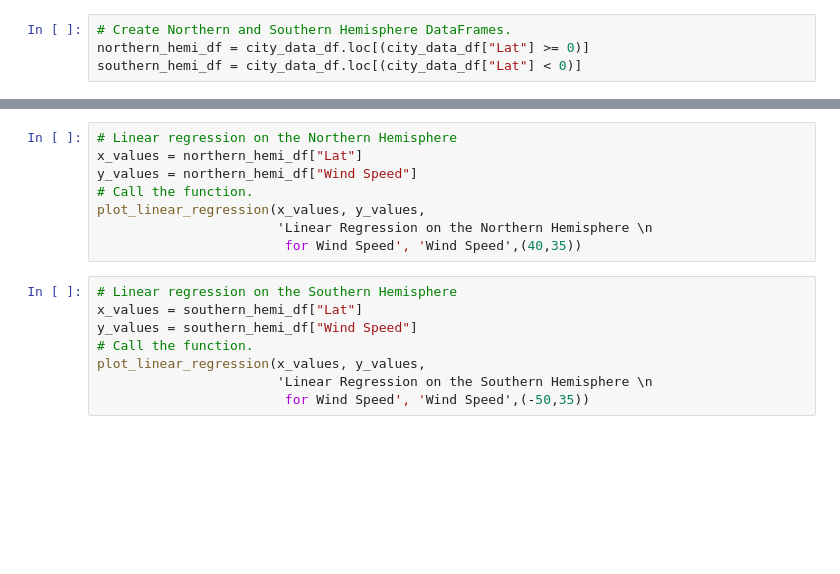
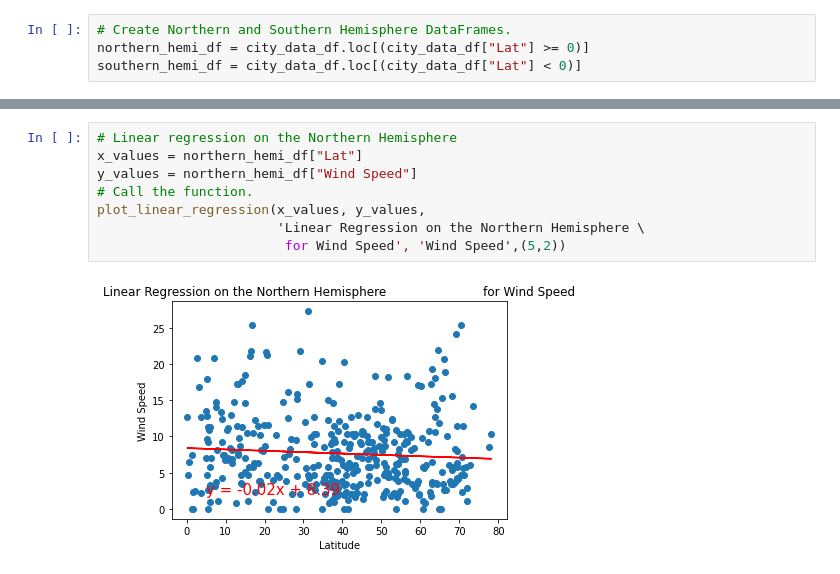
Before and after one commit to stovepipe/World_Weather_Analysis, a Jupyter notebook: WeatherPy.ipynb, the cells around one changed output, grey strips where cells are left out. Drawn from its saved outputs; the diff is of its cells as text; blank space fills up the shorter version.

```diff
--- a/WeatherPy.ipynb
+++ b/WeatherPy.ipynb
@@ -333,16 +374,10 @@ plot_linear_regression(x_values, y_values,
-# %%
-# Linear regression on the Northern Hemisphere
-x_values = northern_hemi_df["Lat"]
-y_values = northern_hemi_df["Wind Speed"]
-# Call the function.
-plot_linear_regression(x_values, y_values,
-                       'Linear Regression on the Northern Hemisphere \n
-                        for Wind Speed', 'Wind Speed',(40,35))
-# %%
-# Linear regression on the Southern Hemisphere
-x_values = southern_hemi_df["Lat"]
-y_values = southern_hemi_df["Wind Speed"]
-# Call the function.
-plot_linear_regression(x_values, y_values,
-                       'Linear Regression on the Southern Hemisphere \n
-                        for Wind Speed', 'Wind Speed',(-50,35))
+# %%
+# Linear regression on the Northern Hemisphere
+x_values = northern_hemi_df["Lat"]
+y_values = northern_hemi_df["Wind Speed"]
+# Call the function.
+plot_linear_regression(x_values, y_values,
+                       'Linear Regression on the Northern Hemisphere \
+                        for Wind Speed', 'Wind Speed',(5,2))
+# %% [output]
+[figure, added]
```
Also changed, not shown: parts of 20 cells of this notebook, 6 other files.
